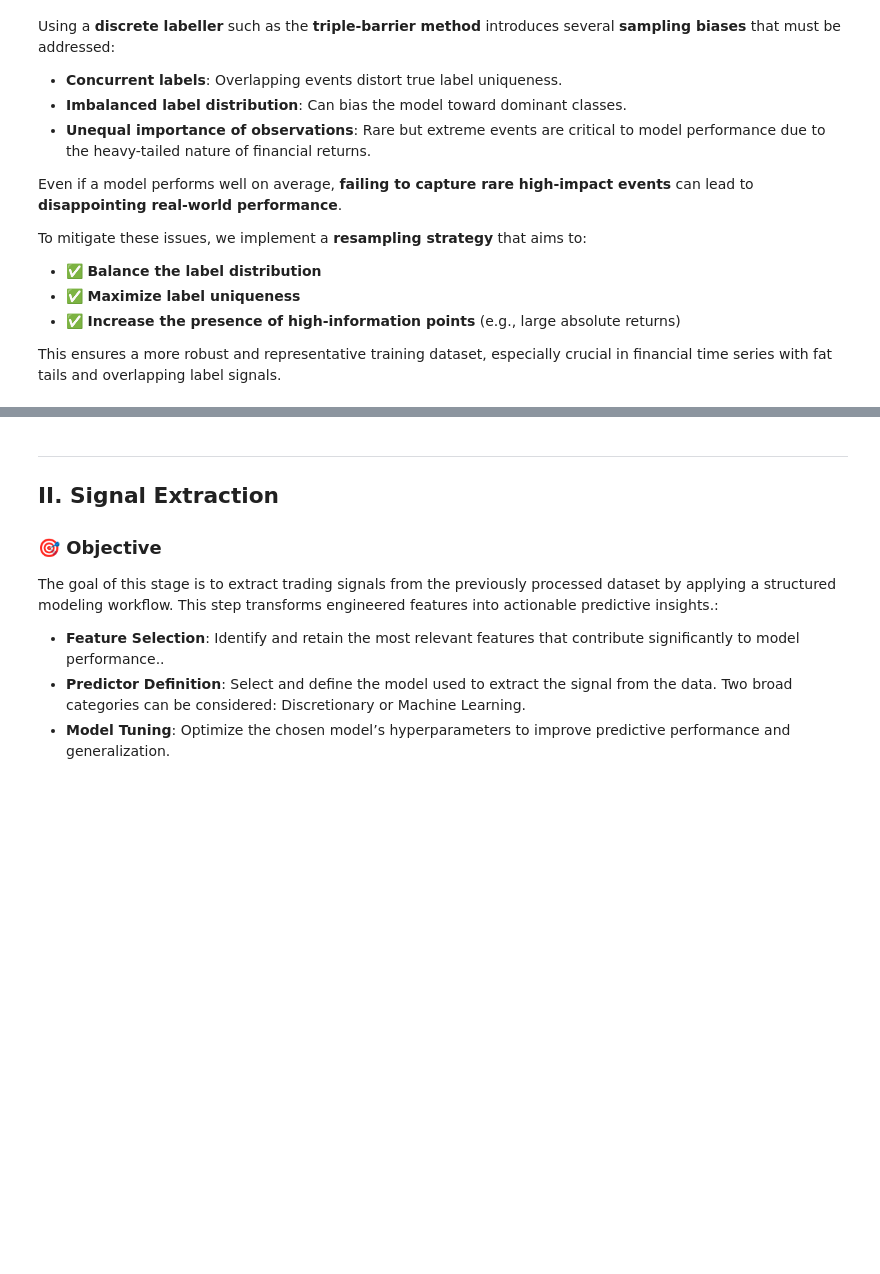
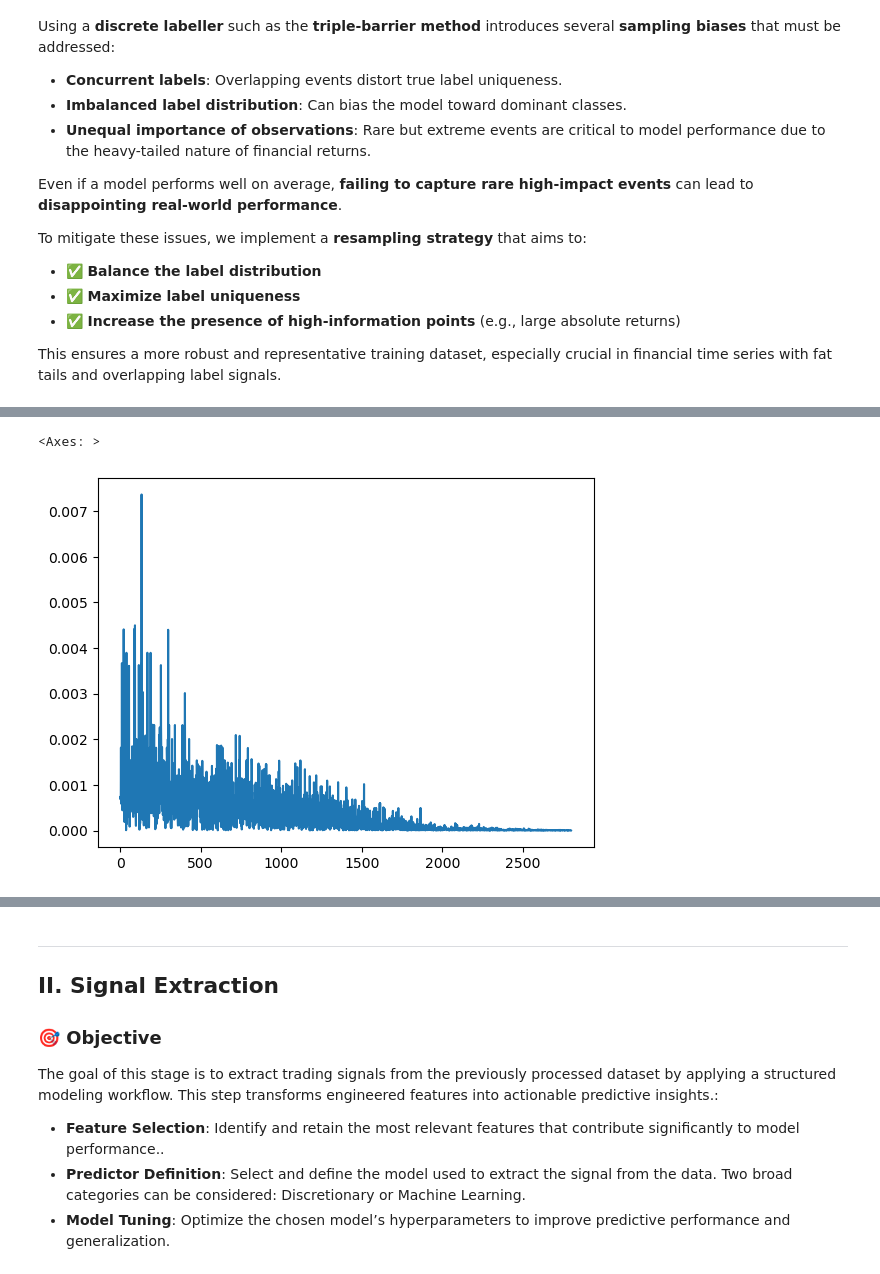
Before and after one commit to Cheval-Paresseux/ChevalParesseux-lib, a Jupyter notebook: notebooks/Research_pipeline.ipynb, the cells around one changed output, grey strips where cells are left out. Cells and saved outputs as stored; diff of their text form; code cells hidden in the pictures; blank space fills up the shorter version.

Commit message:
sampler issues

```diff
--- a/notebooks/Research_pipeline.ipynb
+++ b/notebooks/Research_pipeline.ipynb
@@ -252,12 +297,13 @@ To mitigate these issues, we implement a **resampling strategy** that aims to:
 
 This ensures a more robust and representative training dataset, especially crucial in financial time series with fat tails and overlapping label signals.
 # %%
-obs_selector = lib.Temporal_uniqueness_selection(n_jobs=n_jobs, random_state=72)
+obs_selector = lib.Temporal_uniqueness_selection(n_jobs=1, random_state=72)
 obs_selector_params = {
     'label_column': ['label'],
     'price_column': ['close'],
-    'n_samples': [5000],
-    'replacement': [True],
+    'n_samples': [5500],
+    'replacement': [False],
+    'balancing': [False],
     'vol_window': [21],
     'upper_barrier': [1.5],
     'vertical_barrier': [21],
@@ -280,3 +356,8 @@ resampled_df
+# %%
+resampled_df['sample_weights'].plot()
+# %% [output]
+<Axes: >
+[figure, added]
 # %%
 """
 As we can see, the datasets are now balanced. Furthermore, we have more labels as we get close to today and each one reflect a quite important return.
```
Also changed, not shown: parts of 13 cells of this notebook, 1 other file.
